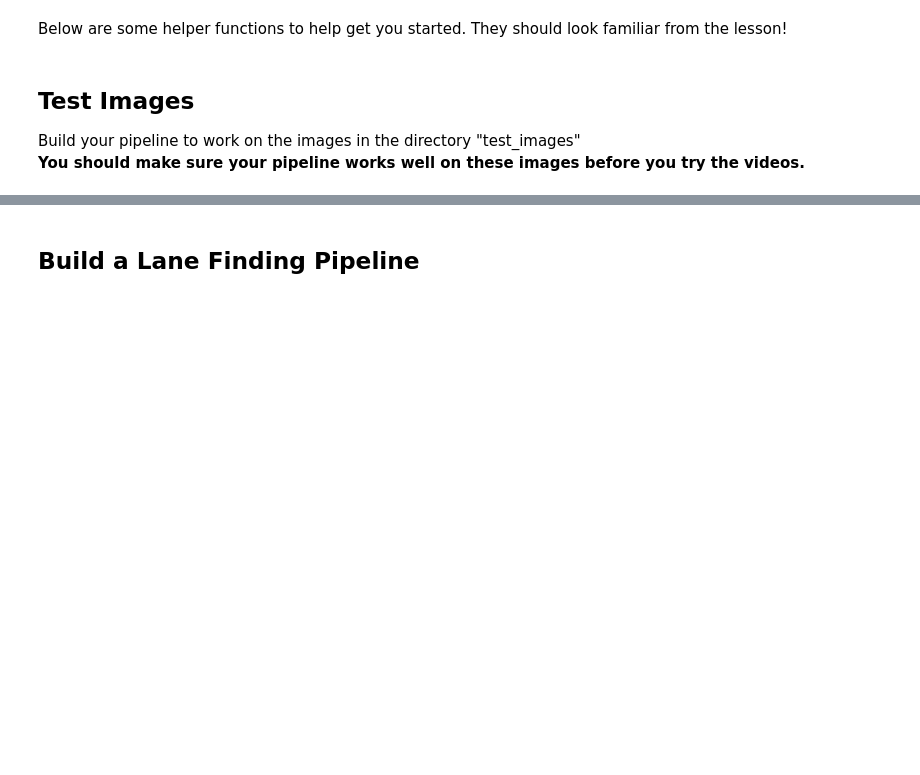
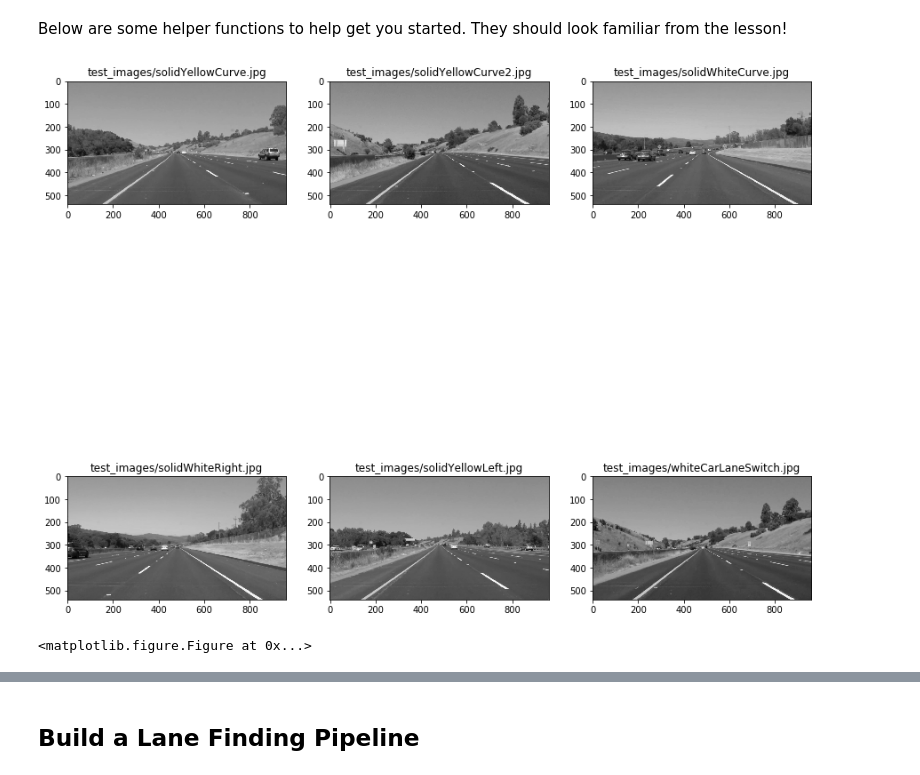
Before and after one commit to girmanokia/Udacity_SDCN, a Jupyter notebook: P1.ipynb, the cells around one changed output, grey strips where cells are left out. Drawn from its saved outputs; the diff is of its cells as text; code cells hidden in the pictures; blank space fills up the shorter version.

```diff
--- a/P1.ipynb
+++ b/P1.ipynb
@@ -181,5 +213,0 @@ def weighted_img(img, initial_img, α=0.8, β=1., γ=0):
-# %% [markdown]
-## Test Images
-
-Build your pipeline to work on the images in the directory "test_images"
-**You should make sure your pipeline works well on these images before you try the videos.**
@@ -242,0 +214,18 @@ def lane_finder(image):
+# %%
+# gray scale images Applies the Grayscale transform
+#This will return an image with only one color channel
+#image_names = get_image_name_list(images_directory)
+#images = get_images(image_names)
+#image_names = get_image_name_list(images_directory)
+#images = get_images(image_names)
+def gray_image_list(images):
+    gray_image_list = []
+    for image in images:
+        gray_image_list.append(grayscale(image))
+    plot_gray_images(gray_image_list, fig_size=(15, 15))
+    return gray_image_list
+#plot grayscale images
+gray_image_list = gray_image_list(images)
+# %% [output]
+[figure, added]
+<matplotlib.figure.Figure at 0x...>
```
Also changed, not shown: parts of 17 cells of this notebook, 5 other files.
